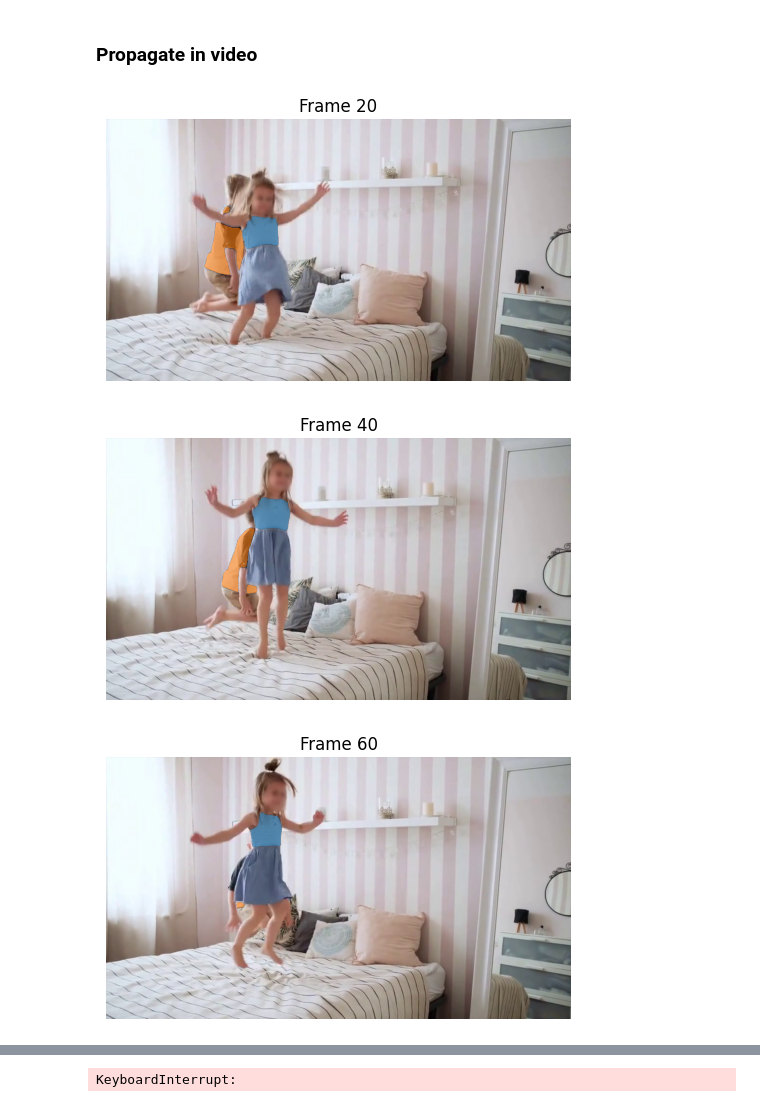
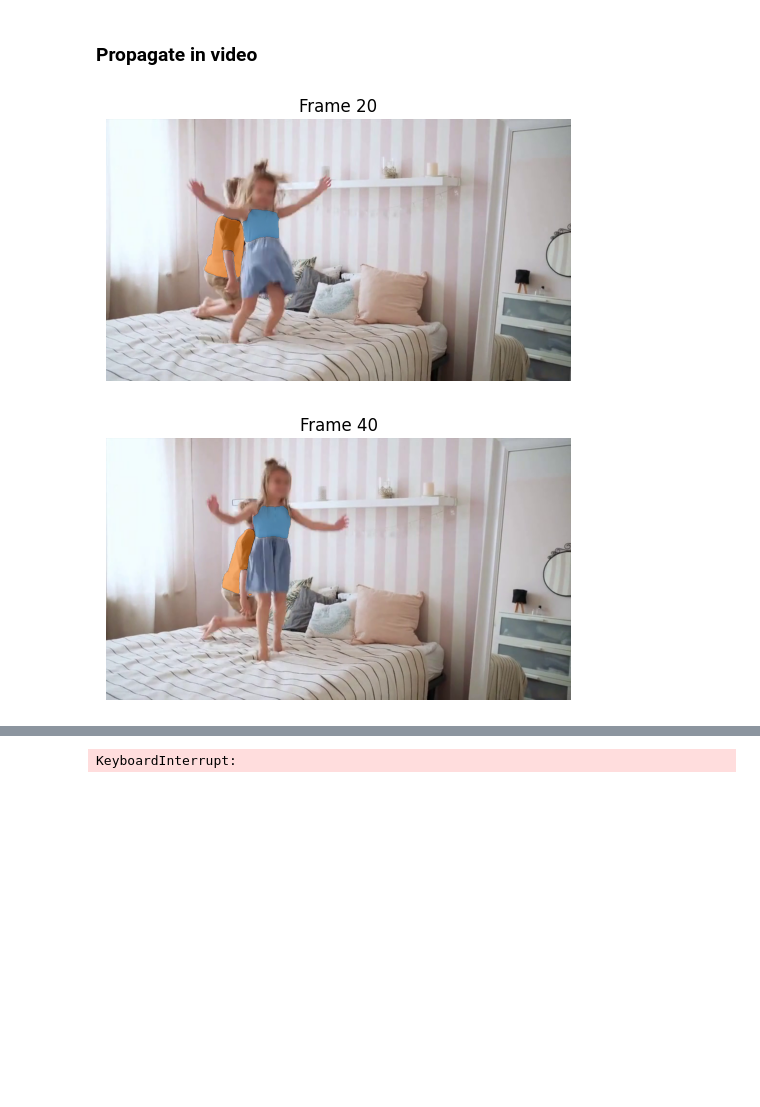
Before and after one commit to cjaverliat/sam2, a Jupyter notebook: notebooks/generic_video_predictor_example.ipynb, the cells around one changed output, grey strips where cells are left out. Cells and saved outputs as stored; diff of their text form; code cells hidden in the pictures; blank space fills up the shorter version.

Commit message:
Update prompts encoding

```diff
--- a/notebooks/generic_video_predictor_example.ipynb
+++ b/notebooks/generic_video_predictor_example.ipynb
@@ -90,5 +93,7 @@ from sam2.sam2_generic_video_predictor import SAM2GenericVideoPredictorState
 sam2_checkpoint = "../checkpoints/sam2.1_hiera_base_plus.pt"
 model_cfg = "configs/sam2.1/sam2.1_hiera_b+.yaml"
 
-predictor = build_sam2_generic_video_predictor(model_cfg, sam2_checkpoint, device=device)
+predictor = build_sam2_generic_video_predictor(
+    model_cfg, sam2_checkpoint, device=device
+)
 # %%
@@ -144,24 +170,21 @@ def read_frame(cap) -> torch.Tensor:
 from sam2.modeling.sam2_prompt import SAM2Prompt
 
 
-points_coords_obj0 = torch.tensor([400.0, 150.0], device=device).reshape((1, 1, 2))
-
-points_labels_obj0 = torch.tensor([1], device=device).reshape((1, 1))
+points_coords_obj0 = torch.tensor([400.0, 150.0], device=device).reshape((1, 2))
+points_labels_obj0 = torch.tensor([1], device=device).reshape((1))
 
 points_coords_obj1 = torch.tensor(
     [[204.0, 278.0], [258.0, 172.0]], device=device
-).reshape((1, 2, 2))
-points_labels_obj1 = torch.tensor([[1], [0]], device=device).reshape((1, 2))
+).reshape((2, 2))
+points_labels_obj1 = torch.tensor([[1], [0]], device=device).reshape((2))
 
 prompt_obj0 = SAM2Prompt(
     obj_id=0,
-    orig_img_size_hw=orig_hw,
     points_coords=points_coords_obj0,
     points_labels=points_labels_obj0,
 )
 prompt_obj1 = SAM2Prompt(
     obj_id=1,
-    orig_img_size_hw=orig_hw,
     points_coords=points_coords_obj1,
     points_labels=points_labels_obj1,
 )
@@ -169,7 +192,10 @@ prompt_obj1 = SAM2Prompt(
 initial_frame = read_frame(cap)
 
 results = predictor.forward(
-    state=video_state, frame=initial_frame, frame_idx=0, prompts=[prompt_obj0, prompt_obj1]
+    state=video_state,
+    frame=initial_frame,
+    frame_idx=0,
+    prompts=[prompt_obj0, prompt_obj1],
 )
 # %%
 plt.figure(figsize=(6, 4))
@@ -190,39 +216,44 @@ pbar = tqdm(range(1, n_frames), desc="Propagating in video")
 
 for f in pbar:
     frame = read_frame(cap)
 
     if frame is None:
         break
 
     results = predictor.forward(state=video_state, frame=frame, frame_idx=f)
 
     n_cond_mem_obj0 = video_state.memory_bank.count_conditional_memories(obj_id=0)
-    n_non_cond_mem_obj0 = video_state.memory_bank.count_non_conditional_memories(obj_id=0)
+    n_non_cond_mem_obj0 = video_state.memory_bank.count_non_conditional_memories(
+        obj_id=0
+    )
     n_cond_mem_obj1 = video_state.memory_bank.count_conditional_memories(obj_id=1)
-    n_non_cond_mem_obj1 = video_state.memory_bank.count_non_conditional_memories(obj_id=1)
+    n_non_cond_mem_obj1 = video_state.memory_bank.count_non_conditional_memories(
+        obj_id=1
+    )
 
     n_non_cond_mem_total = n_non_cond_mem_obj0 + n_non_cond_mem_obj1
     n_cond_mem_total = n_cond_mem_obj0 + n_cond_mem_obj1
 
-    pbar.set_postfix({
-        "stored_cond_mem": n_cond_mem_total,
-        "stored_non_cond_mem": n_non_cond_mem_total
-    })
+    pbar.set_postfix(
+        {
+            "stored_cond_mem": n_cond_mem_total,
+            "stored_non_cond_mem": n_non_cond_mem_total,
+        }
+    )
 
     if f % 20 == 0:
         plt.figure(figsize=(6, 4))
         plt.title(f"Frame {f}")
         plt.axis("off")
         plt.imshow(frame.permute(1, 2, 0).cpu().numpy())
         show_mask((results[0].best_mask_logits > 0), plt.gca(), obj_id=0)
         show_mask((results[1].best_mask_logits > 0), plt.gca(), obj_id=1)
         plt.show()
 
 pbar.close()
 
 cap.release()
 cv2.destroyAllWindows()
 # %% [output]
-[figure, old version]
+[figure, new version]
-[figure, old version]
+[figure, new version]
-[figure, removed]
```
Also changed, not shown: parts of 5 cells of this notebook, 4 other files.
